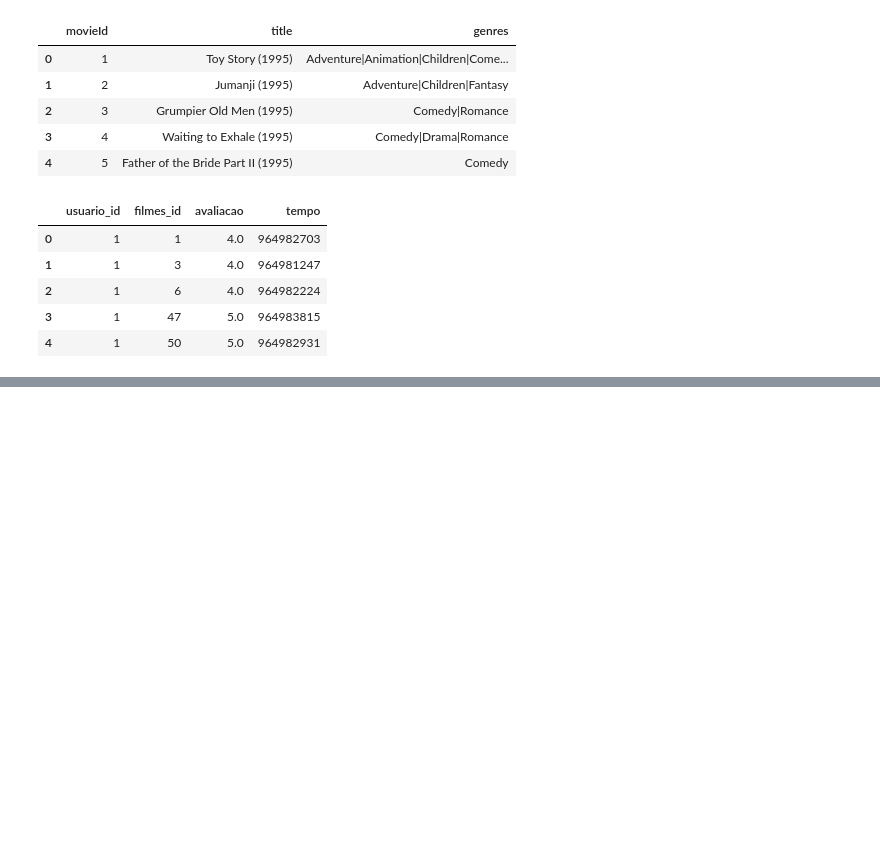
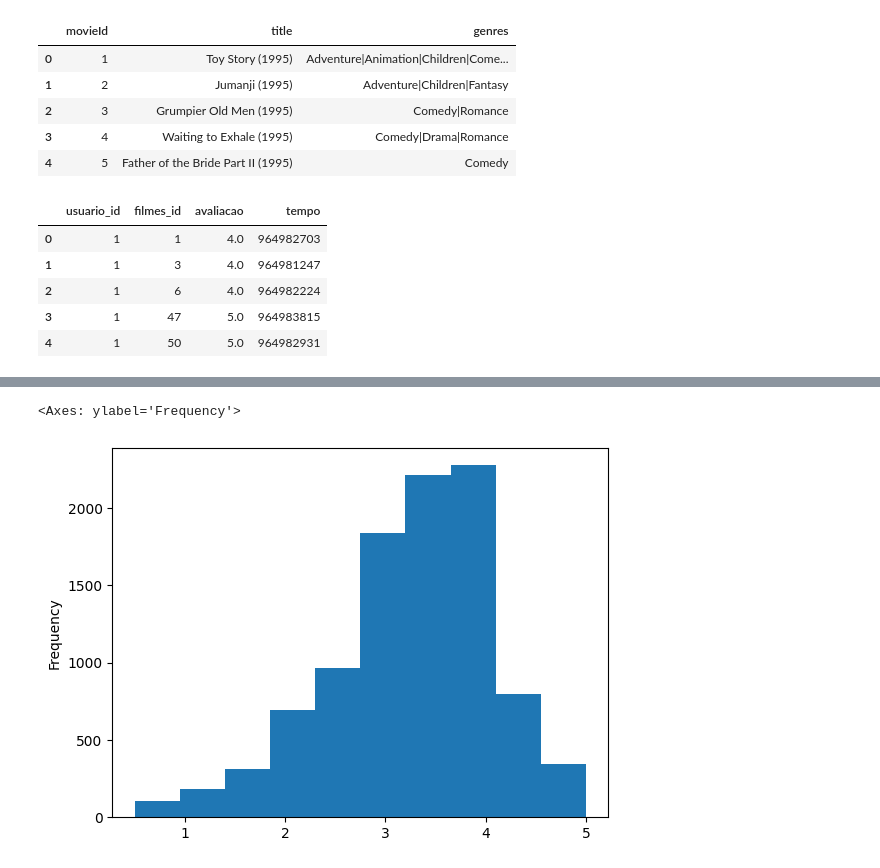
Before and after one commit to AndreVargas0/SemanaEda, a Jupyter notebook: aula1.ipynb, the cells around one changed output, grey strips where cells are left out. Drawn from its saved outputs; the diff is of its cells as text; code cells hidden in the pictures; blank space fills up the shorter version.

```diff
--- a/aula1.ipynb
+++ b/aula1.ipynb
@@ -175,0 +194,3 @@ AttributeError: 'Series' object has no attribute 'query'
+# %%
+media_por_filme = dados2.groupby('filmes_id').mean()['avaliacao']
+media_por_filme
@@ -175,0 +211,5 @@ AttributeError: 'Series' object has no attribute 'query'
+# %%
+media_por_filme.plot(kind='hist')
+# %% [output]
+<Axes: ylabel='Frequency'>
+[figure, added]
```
Also changed, not shown: parts of 12 cells of this notebook, 2 other files.
